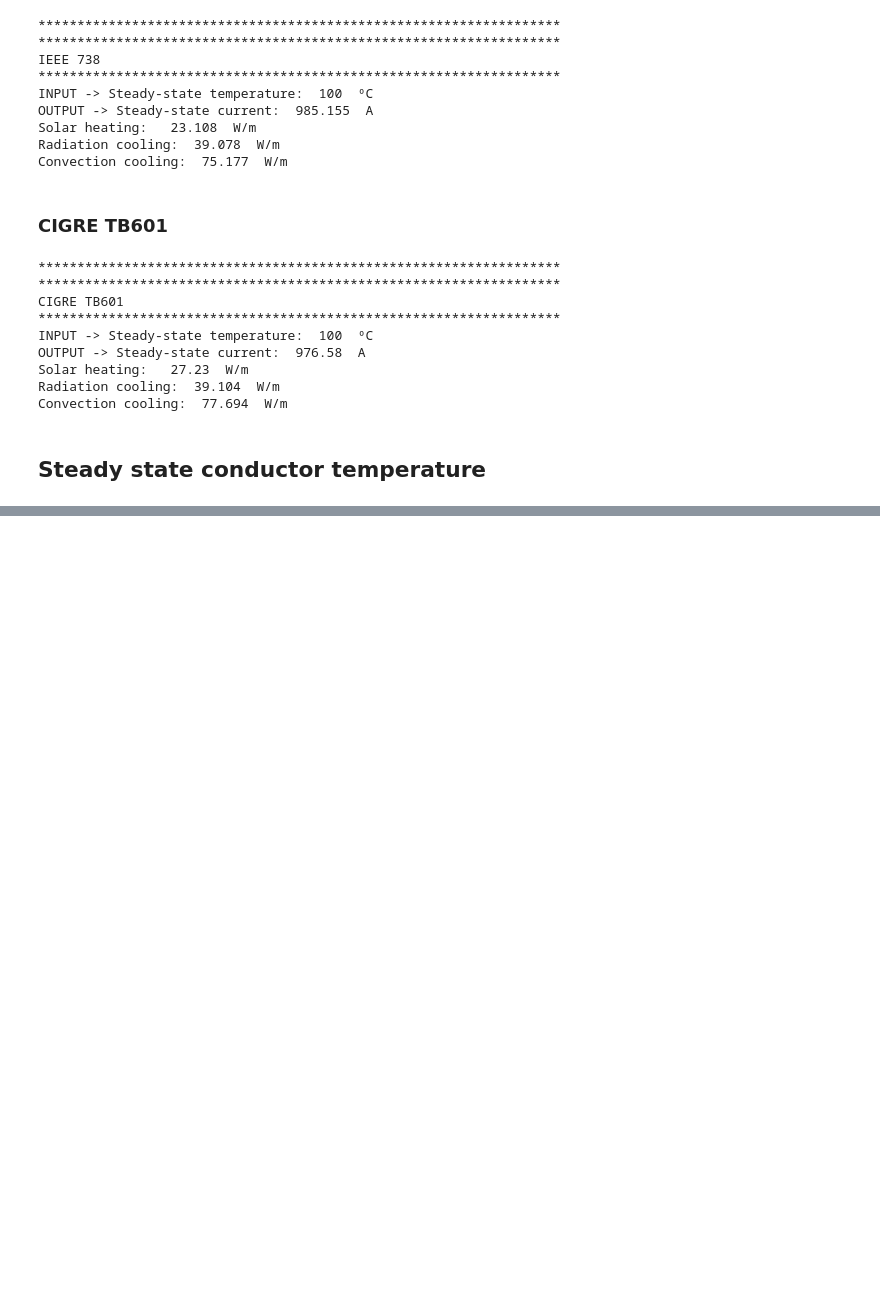
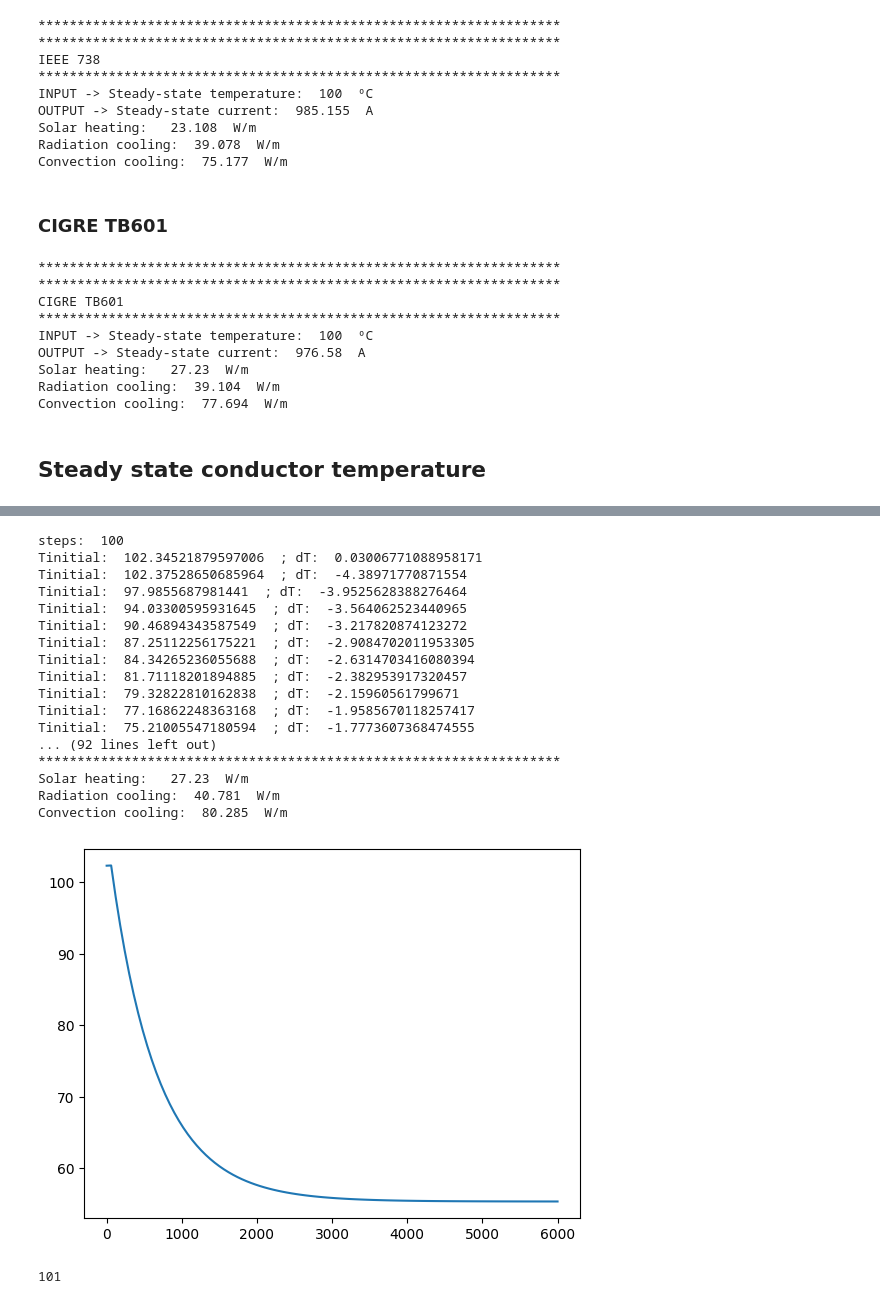
Before and after one commit to gteasoft/pypacity, a Jupyter notebook: test_01.ipynb, the cells around one changed output, grey strips where cells are left out. Drawn from its saved outputs; the diff is of its cells as text; code cells hidden in the pictures; blank space fills up the shorter version.

```diff
--- a/test_01.ipynb
+++ b/test_01.ipynb
@@ -152,0 +212,40 @@ X2.Case1.XIPRELOAD
+# %%
+X2.Case1.NSELECT = 3
+X2.Case1.XIPRELOAD = 1000
+X2.Case1.XISTEP = 100
+X2.Case1.TT = 100
+X2.Case1.SORM = 1
+X2.Case1.DELTIME = 60
+X2.Case1.TIME = []
+X2.Case1.ATCDR = []
+X2.Debug = 0
+X2.cigre601()
+X2.outputs()
+
+plt.plot( X2.Case1.TIME, X2.Case1.ATCDR)
+ATCDRcigre = X2.Case1.ATCDR
+# %% [output]
+steps:  100
+Tinitial:  102.34521879597006  ; dT:  0.03006771088958171
+Tinitial:  102.37528650685964  ; dT:  -4.38971770871554
+Tinitial:  97.9855687981441  ; dT:  -3.9525628388276464
+Tinitial:  94.03300595931645  ; dT:  -3.564062523440965
+Tinitial:  90.46894343587549  ; dT:  -3.217820874123272
+Tinitial:  87.25112256175221  ; dT:  -2.9084702011953305
+Tinitial:  84.34265236055688  ; dT:  -2.6314703416080394
+Tinitial:  81.71118201894885  ; dT:  -2.382953917320457
+Tinitial:  79.32822810162838  ; dT:  -2.15960561799671
+Tinitial:  77.16862248363168  ; dT:  -1.9585670118257417
+Tinitial:  75.21005547180594  ; dT:  -1.7773607368474555
+... (92 lines left out)
+*******************************************************************
+Solar heating:   27.23  W/m
+Radiation cooling:  40.781  W/m
+Convection cooling:  80.285  W/m
+[figure, added]
+# %%
+#plt.plot( Time, ATCDRieee, Time, ATCDRcigre)
+
+len(ATCDRcigre)
+# %% [output]
+101
```
Also changed, not shown: parts of 8 cells of this notebook, 10 other files.
